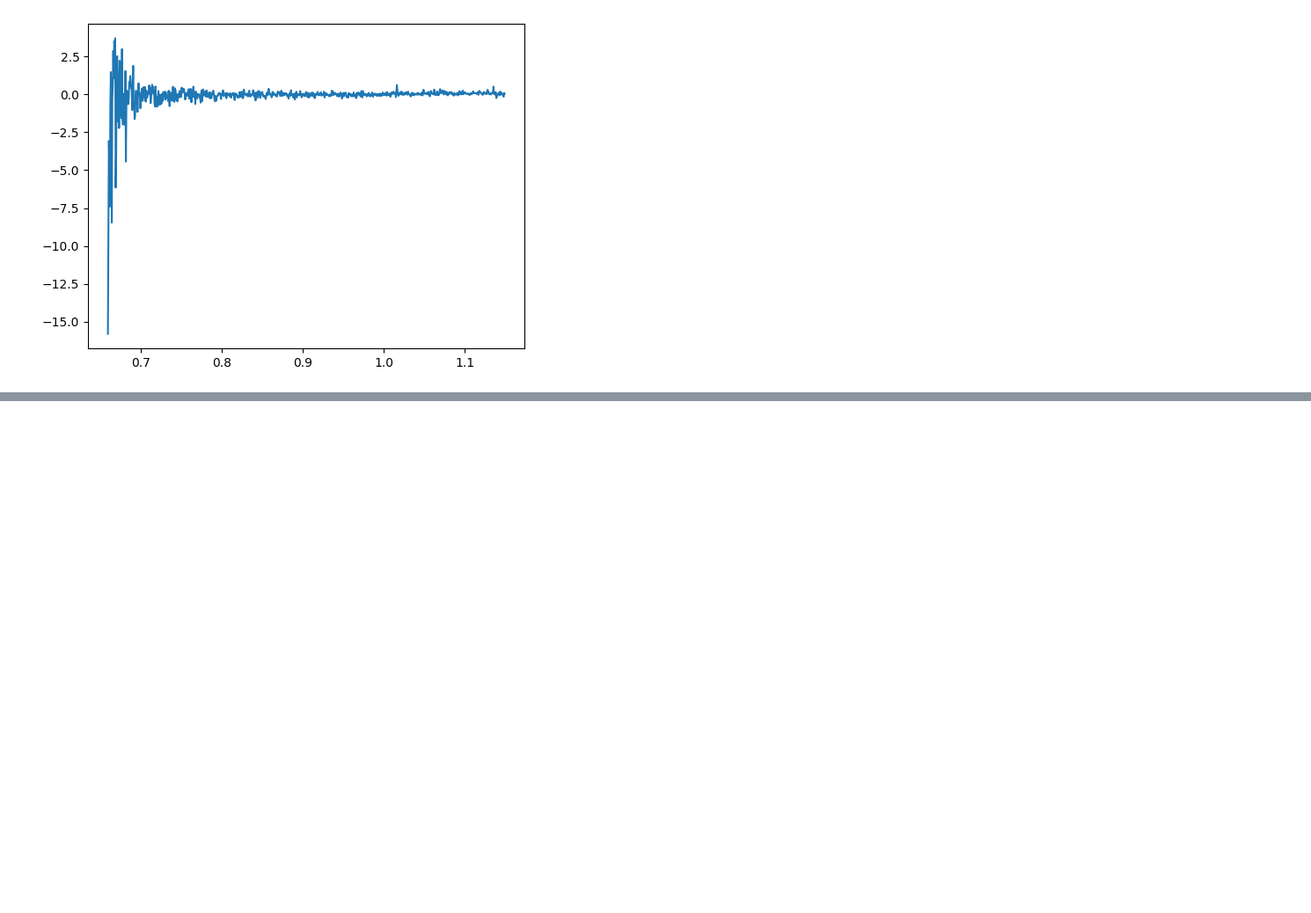
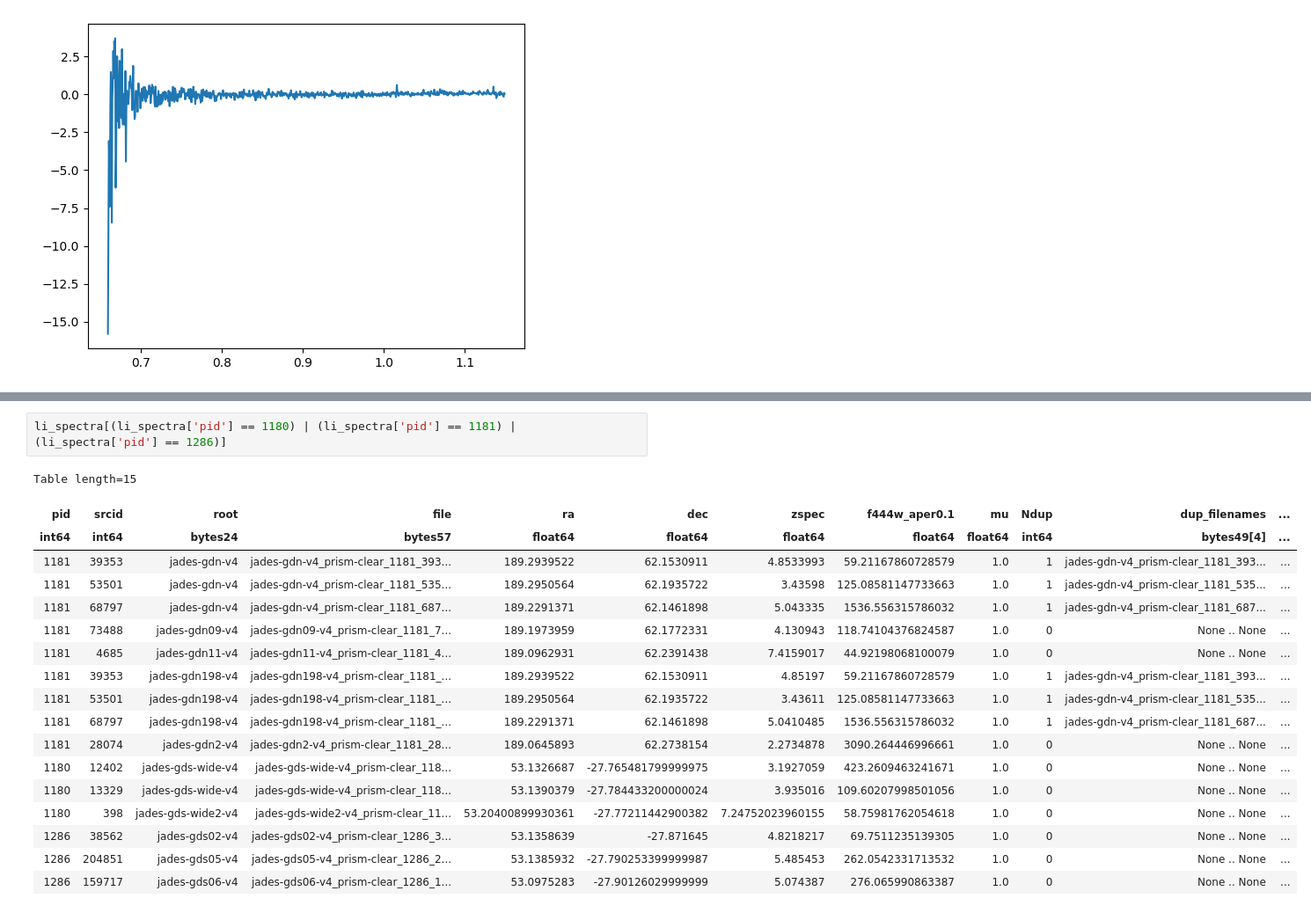
Before and after one commit to sfremy/my-eazy-jwst, a Jupyter notebook: scripts/lrdselect.ipynb, the cells around one changed output, grey strips where cells are left out. Shown at 88% size. Saved outputs shown, nothing was run; the diff lists cells and outputs as text; blank space fills up the shorter version.

```diff
--- a/scripts/lrdselect.ipynb
+++ b/scripts/lrdselect.ipynb
@@ -1188,0 +1349,21 @@ plt.plot(spec_data['wave'][0:1000], spec_data['flux'][0:1000])
+# %%
+li_spectra[(li_spectra['pid'] == 1180) | (li_spectra['pid'] == 1181) | (li_spectra['pid'] == 1286)]
+# %% [output]
+Table length=15
+| pid | srcid | root | file | ra | dec | zspec | f444w_aper0.1 | mu | Ndup | dup_filenames | ... |
+| int64 | int64 | bytes24 | bytes57 | float64 | float64 | float64 | float64 | float64 | int64 | bytes49[4] | ... |
+| 1181 | 39353 | jades-gdn-v4 | jades-gdn-v4_prism-clear_1181_393... | 189.2939522 | 62.1530911 | 4.8533993 | 59.21167860728579 | 1.0 | 1 | jades-gdn-v4_prism-clear_1181_393... | ... |
+| 1181 | 53501 | jades-gdn-v4 | jades-gdn-v4_prism-clear_1181_535... | 189.2950564 | 62.1935722 | 3.43598 | 125.08581147733663 | 1.0 | 1 | jades-gdn-v4_prism-clear_1181_535... | ... |
+| 1181 | 68797 | jades-gdn-v4 | jades-gdn-v4_prism-clear_1181_687... | 189.2291371 | 62.1461898 | 5.043335 | 1536.556315786032 | 1.0 | 1 | jades-gdn-v4_prism-clear_1181_687... | ... |
+| 1181 | 73488 | jades-gdn09-v4 | jades-gdn09-v4_prism-clear_1181_7... | 189.1973959 | 62.1772331 | 4.130943 | 118.74104376824587 | 1.0 | 0 | None .. None | ... |
+| 1181 | 4685 | jades-gdn11-v4 | jades-gdn11-v4_prism-clear_1181_4... | 189.0962931 | 62.2391438 | 7.4159017 | 44.92198068100079 | 1.0 | 0 | None .. None | ... |
+| 1181 | 39353 | jades-gdn198-v4 | jades-gdn198-v4_prism-clear_1181_... | 189.2939522 | 62.1530911 | 4.85197 | 59.21167860728579 | 1.0 | 1 | jades-gdn-v4_prism-clear_1181_393... | ... |
+| 1181 | 53501 | jades-gdn198-v4 | jades-gdn198-v4_prism-clear_1181_... | 189.2950564 | 62.1935722 | 3.43611 | 125.08581147733663 | 1.0 | 1 | jades-gdn-v4_prism-clear_1181_535... | ... |
+| 1181 | 68797 | jades-gdn198-v4 | jades-gdn198-v4_prism-clear_1181_... | 189.2291371 | 62.1461898 | 5.0410485 | 1536.556315786032 | 1.0 | 1 | jades-gdn-v4_prism-clear_1181_687... | ... |
+| 1181 | 28074 | jades-gdn2-v4 | jades-gdn2-v4_prism-clear_1181_28... | 189.0645893 | 62.2738154 | 2.2734878 | 3090.264446996661 | 1.0 | 0 | None .. None | ... |
+| 1180 | 12402 | jades-gds-wide-v4 | jades-gds-wide-v4_prism-clear_118... | 53.1326687 | -27.765481799999975 | 3.1927059 | 423.2609463241671 | 1.0 | 0 | None .. None | ... |
+| 1180 | 13329 | jades-gds-wide-v4 | jades-gds-wide-v4_prism-clear_118... | 53.1390379 | -27.784433200000024 | 3.935016 | 109.60207998501056 | 1.0 | 0 | None .. None | ... |
+| 1180 | 398 | jades-gds-wide2-v4 | jades-gds-wide2-v4_prism-clear_11... | 53.20400899930361 | -27.77211442900382 | 7.24752023960155 | 58.75981762054618 | 1.0 | 0 | None .. None | ... |
+| 1286 | 38562 | jades-gds02-v4 | jades-gds02-v4_prism-clear_1286_3... | 53.1358639 | -27.871645 | 4.8218217 | 69.7511235139305 | 1.0 | 0 | None .. None | ... |
+| 1286 | 204851 | jades-gds05-v4 | jades-gds05-v4_prism-clear_1286_2... | 53.1385932 | -27.790253399999987 | 5.485453 | 262.0542331713532 | 1.0 | 0 | None .. None | ... |
+| 1286 | 159717 | jades-gds06-v4 | jades-gds06-v4_prism-clear_1286_1... | 53.0975283 | -27.90126029999999 | 5.074387 | 276.065990863387 | 1.0 | 0 | None .. None | ... |
```
Also changed, not shown: parts of 16 cells of this notebook, 6 other files.
